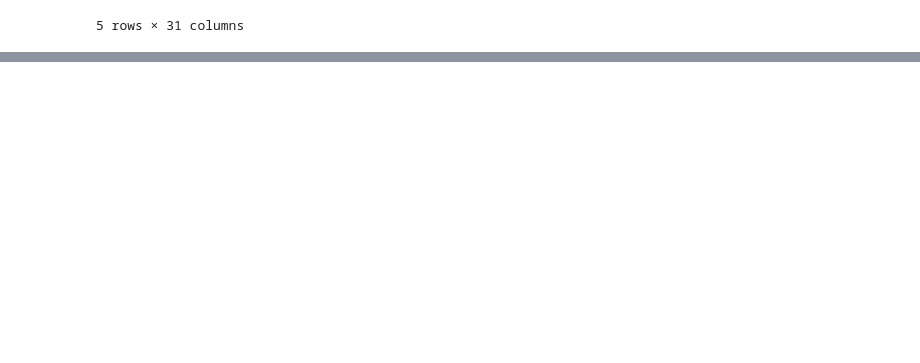
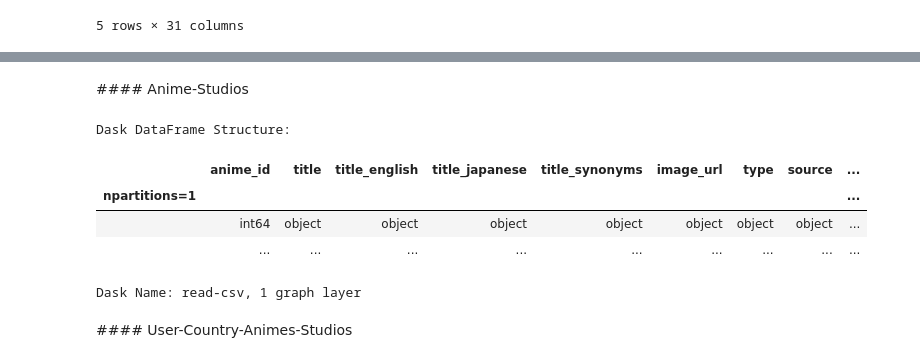
Before and after one commit to com-480-data-visualization/project-2023-vizmoica, a Jupyter notebook: preprocessing/eda_studio.ipynb, the cells around one changed output, grey strips where cells are left out. Drawn from its saved outputs; the diff is of its cells as text; code cells hidden in the pictures; blank space fills up the shorter version.

```diff
--- a/preprocessing/eda_studio.ipynb
+++ b/preprocessing/eda_studio.ipynb
@@ -336,0 +315,14 @@ AttributeError: 'DataFrame' object has no attribute 'get'
+# %% [markdown]
+#### Anime-Studios
+# %%
+anime_studios = dd.read_csv(data / "AnimeList_clean.csv").persist()
+anime_studios
+# %% [output]
+Dask DataFrame Structure:
+|  | anime_id | title | title_english | title_japanese | title_synonyms | image_url | type | source | ... |
+| npartitions=1 |  |  |  |  |  |  |  |  | ... |
+|  | int64 | object | object | object | object | object | object | object | ... |
+|  | ... | ... | ... | ... | ... | ... | ... | ... | ... |
+Dask Name: read-csv, 1 graph layer
+# %% [markdown]
+#### User-Country-Animes-Studios
```
Also changed, not shown: parts of 73 cells of this notebook, 13 other files.
